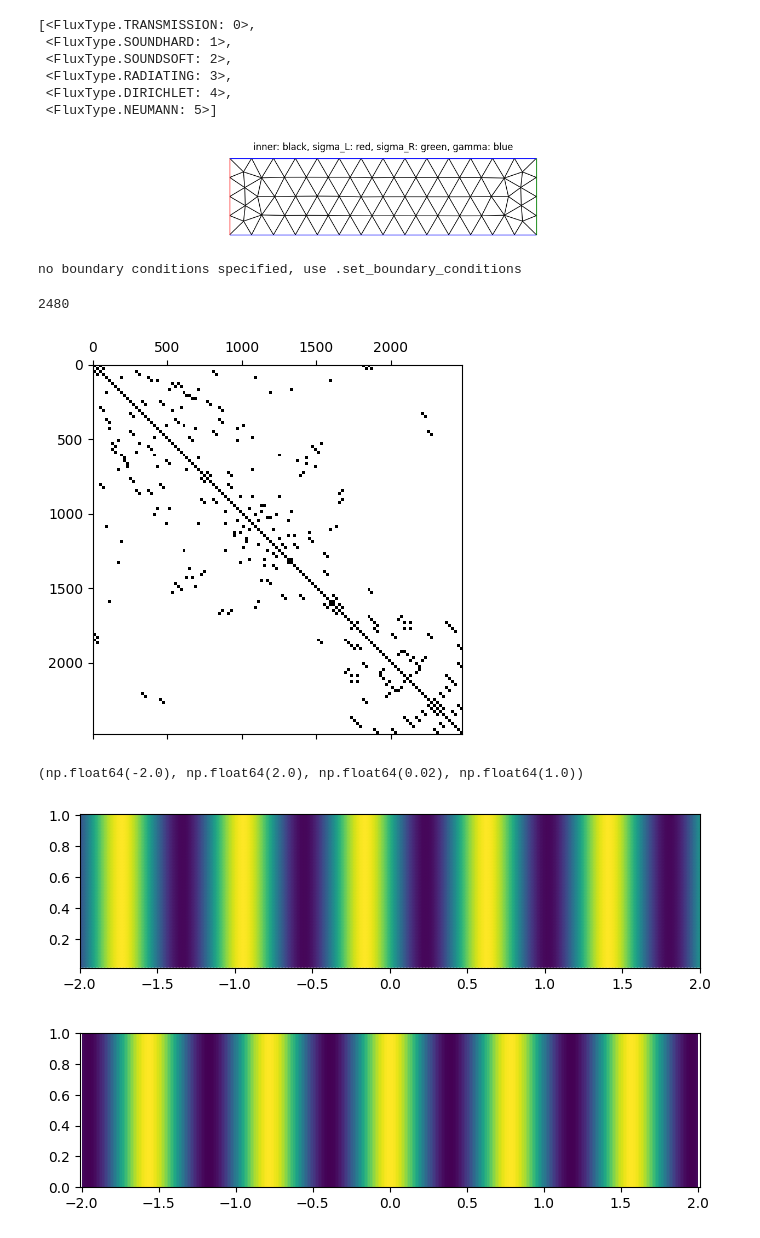
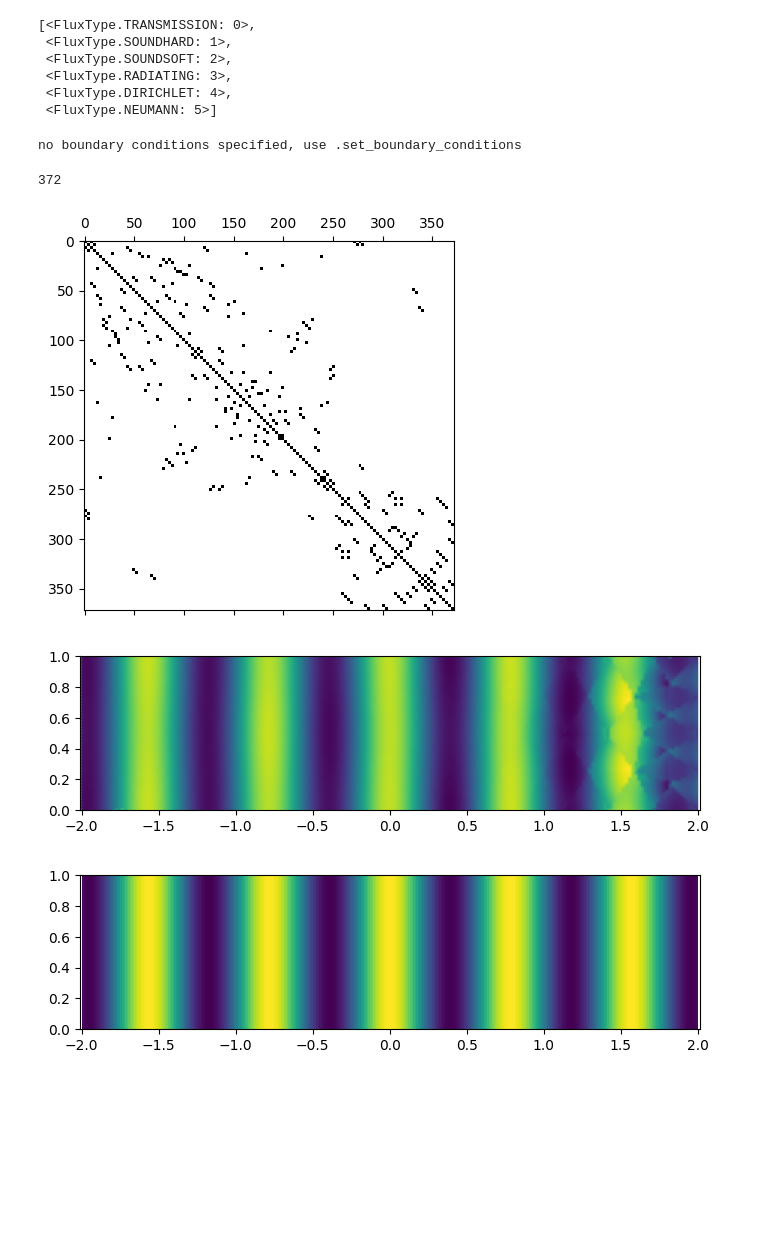
Before and after one commit to MPenaR/Trefftz, a Jupyter notebook: notebooks/playground.ipynb, the cells around one changed output. Saved outputs shown, nothing was run; the diff lists cells and outputs as text; code cells hidden in the pictures; blank space fills up the shorter version.

Commit message:
at least now mode zero is working perfectly, modes greater than zero look weird at the beggining, is it possible that the RHS is wrong?

```diff
--- a/notebooks/playground.ipynb
+++ b/notebooks/playground.ipynb
@@ -23,3 +24,5 @@ Info    : 81 nodes 164 elements
+# %%
+problem = WaveguideProblem(domain=waveguide, N_theta=3, k=8, NtD_modes=15, assembler=Assemblers.serial)
 # %%
 regions = waveguide.regions
 list(regions)
@@ -38,10 +41,6 @@ list(FluxType)
  <FluxType.RADIATING: 3>,
  <FluxType.DIRICHLET: 4>,
  <FluxType.NEUMANN: 5>]
-# %%
-problem.plot()
-# %% [output]
-[figure, removed]
 # %%
 boundary_conditions = {regions.GAMMA: FluxType.SOUNDHARD,
                        regions.SIGMA_L: FluxType.RADIATING,
@@ -53,31 +52,29 @@ problem.assemble(RHS=RSH_type.MODE, RHS_params={"t": n})
 no boundary conditions specified, use .set_boundary_conditions
 # %%
 problem.set_boundary_conditions(boundary_conditions)
+# %%
+for key in problem.stabilizing_parameters.keys():
+    problem.stabilizing_parameters[key] = 0.5
+
+n = 0
 # %%
 problem.assemble(RHS=RSH_type.MODE, RHS_params={"t": n})
 # %%
 problem.basis.N_DOF
 # %% [output]
-2480
+372
 # %%
 if problem.basis.N_DOF < 5000:
     A = problem.A
     plt.spy(A.toarray())
 # %% [output]
-[figure, old version]
+[figure, new version]
 # %%
 u = problem.solve()
 # %%
-x = np.linspace(-waveguide.R,waveguide.R,200)
-y = np.linspace(0.02,1, 50)
-X, Y = np.meshgrid(x,y)
-Z = u(X.flatten(), Y.flatten()).reshape(X.shape)
-fig, ax = plt.subplots(figsize=(2*(2*waveguide.R//waveguide.H),2))
-plt.pcolormesh(X,Y,np.real(Z),shading='gouraud')
-plt.axis("equal")
+problem.plot_trefftz_function(u)
 # %% [output]
-(np.float64(-2.0), np.float64(2.0), np.float64(0.02), np.float64(1.0))
-[figure, old version]
+[figure, new version]
 # %%
 problem.plot_mode(n=n)
 # %% [output]
```
Also changed, not shown: parts of 5 cells of this notebook, 2 other files.
